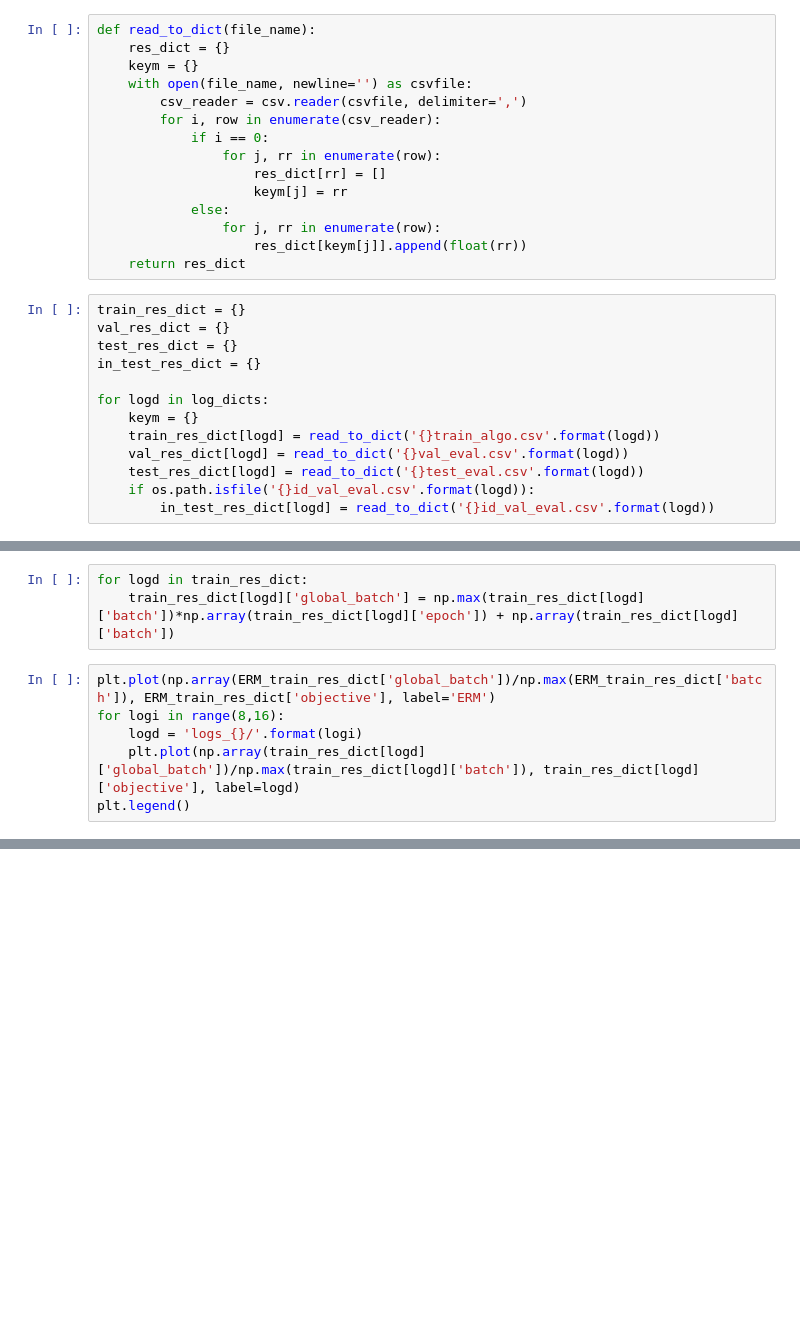
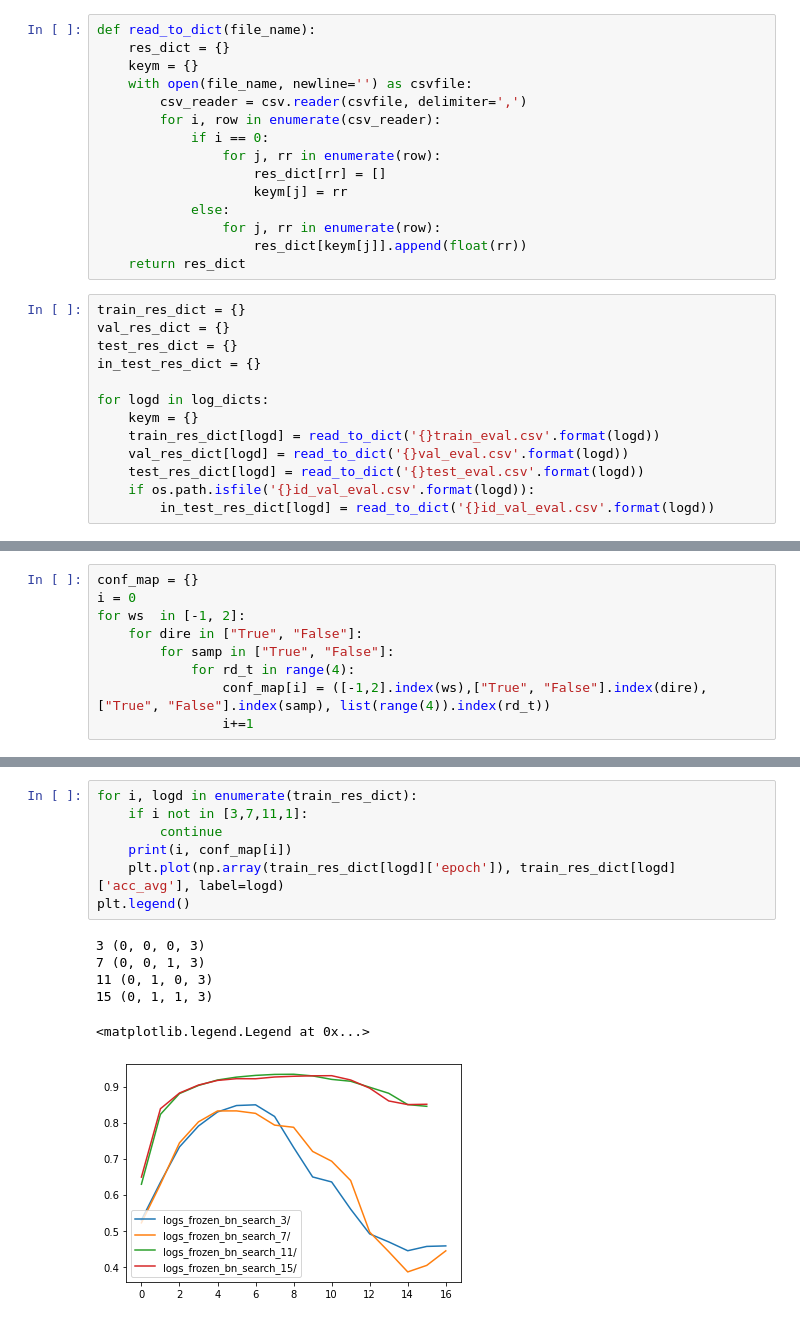
Before and after one commit to ozansener/wilds, a Jupyter notebook: DebugPlots.ipynb, the cells around one changed output, grey strips where cells are left out. Saved outputs shown, nothing was run; the diff lists cells and outputs as text; blank space fills up the shorter version.

```diff
--- a/DebugPlots.ipynb
+++ b/DebugPlots.ipynb
@@ -32,7 +32,7 @@ in_test_res_dict = {}
 
 for logd in log_dicts:
     keym = {}
-    train_res_dict[logd] = read_to_dict('{}train_algo.csv'.format(logd))
+    train_res_dict[logd] = read_to_dict('{}train_eval.csv'.format(logd))
     val_res_dict[logd] = read_to_dict('{}val_eval.csv'.format(logd))
     test_res_dict[logd] = read_to_dict('{}test_eval.csv'.format(logd))
     if os.path.isfile('{}id_val_eval.csv'.format(logd)):
@@ -47,9 +42,0 @@ ERM_train_res_dict['global_batch'] = np.max(ERM_train_res_dict['batch'])*np.arra
-# %%
-for logd in train_res_dict:
-    train_res_dict[logd]['global_batch'] = np.max(train_res_dict[logd]['batch'])*np.array(train_res_dict[logd]['epoch']) + np.array(train_res_dict[logd]['batch'])
-# %%
-plt.plot(np.array(ERM_train_res_dict['global_batch'])/np.max(ERM_train_res_dict['batch']), ERM_train_res_dict['objective'], label='ERM')
-for logi in range(8,16):
-    logd = 'logs_{}/'.format(logi)
-    plt.plot(np.array(train_res_dict[logd]['global_batch'])/np.max(train_res_dict[logd]['batch']), train_res_dict[logd]['objective'], label=logd)
-plt.legend()
@@ -58,0 +43,9 @@ plt.legend()
+# %%
+conf_map = {}
+i = 0
+for ws  in [-1, 2]:
+    for dire in ["True", "False"]:
+        for samp in ["True", "False"]:
+            for rd_t in range(4):
+                conf_map[i] = ([-1,2].index(ws),["True", "False"].index(dire),["True", "False"].index(samp), list(range(4)).index(rd_t))
+                i+=1
@@ -58,0 +72,14 @@ plt.legend()
+# %%
+for i, logd in enumerate(train_res_dict):
+    if i not in [3,7,11,1]:
+        continue
+    print(i, conf_map[i])
+    plt.plot(np.array(train_res_dict[logd]['epoch']), train_res_dict[logd]['acc_avg'], label=logd)
+plt.legend()
+# %% [output]
+3 (0, 0, 0, 3)
+7 (0, 0, 1, 3)
+11 (0, 1, 0, 3)
+15 (0, 1, 1, 3)
+<matplotlib.legend.Legend at 0x...>
+[figure, added]
```
Also changed, not shown: parts of 11 cells of this notebook, 6 other files.
